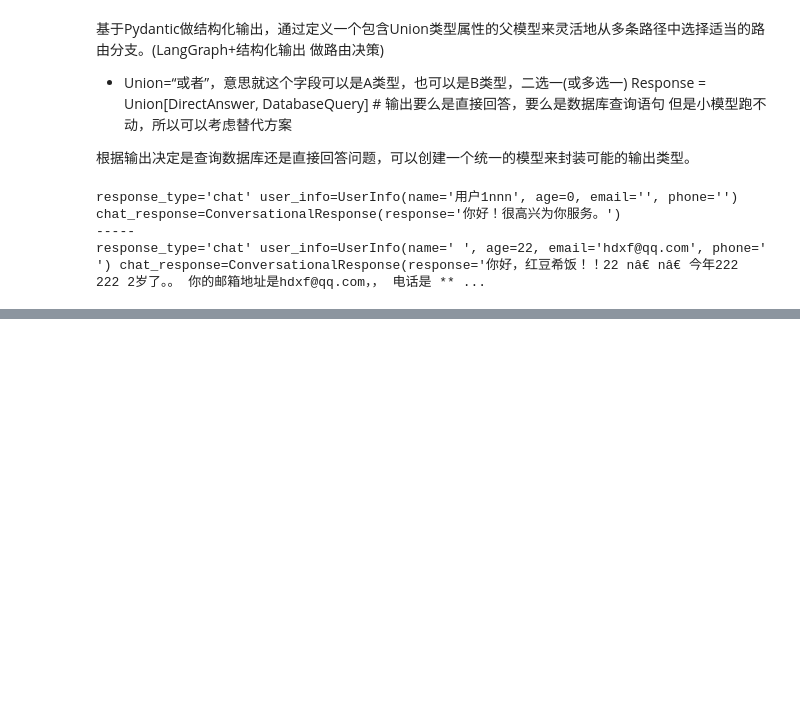
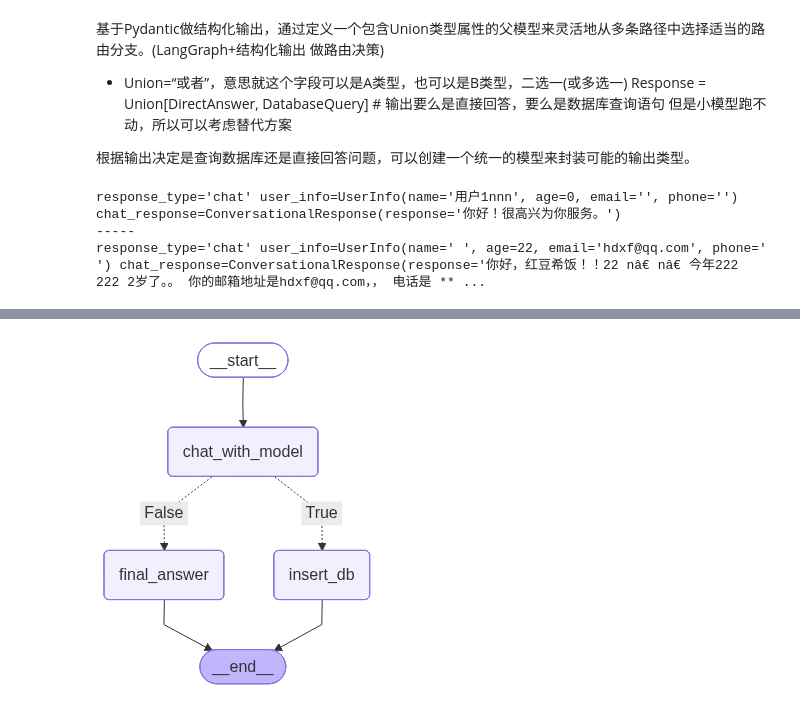
Before and after one commit to Black-Star-m/Agentic_01, a Jupyter notebook: graph03_单代理-路由代理.ipynb, the cells around one changed output, grey strips where cells are left out. Drawn from its saved outputs; the diff is of its cells as text; code cells hidden in the pictures; blank space fills up the shorter version.

```diff
--- a/graph03_单代理.ipynb
+++ b/graph03_单代理-路由代理.ipynb
@@ -419,0 +546,46 @@ response_type='chat' user_info=UserInfo(name=' ', age=22, email='hdxf@qq.com', p
+# %%
+# 构建图
+# 定义状态类AgentState
+class AgentState(TypedDict):
+    messages: Annotated[list[AnyMessage], operator.add]
+
+# 定义路由函数Router，根据结构化输出的类型来路由
+def Router(state: AgentState):
+    result = state['messages'][-1]
+    # 直接判断字符串
+    if result.response_type == "user_info":
+        return True
+    else:
+        return False
+
+# 构建图
+builder = StateGraph(AgentState)
+# 添加路由节点
+builder.add_node("chat_with_model", chat_with_model)
+builder.add_node("final_answer", final_answer)
+builder.add_node("insert_db", insert_db)
+
+# 设置图的入口节点
+builder.set_entry_point("chat_with_model")
+
+# 添加条件边，基于Router函数的输出进行路由
+builder.add_conditional_edges(
+    "chat_with_model",
+    Router,
+    {
+        True: "insert_db",  # 如果是UserInfo类型，路由到insert_db节点
+        False: "final_answer",  # 如果是ConversationalResponse类型，路由到final_answer节点
+    }
+)
+
+# 添加结束边
+builder.add_edge("final_answer", END)
+builder.add_edge("insert_db", END)
+
+graph = builder.compile() # 编译图
+
+# 可视化
+from IPython.display import display, Image
+display(Image(graph.get_graph().draw_mermaid_png()))
+# %% [output]
+[figure, added]
```
Also changed, not shown: parts of 7 cells of this notebook.
